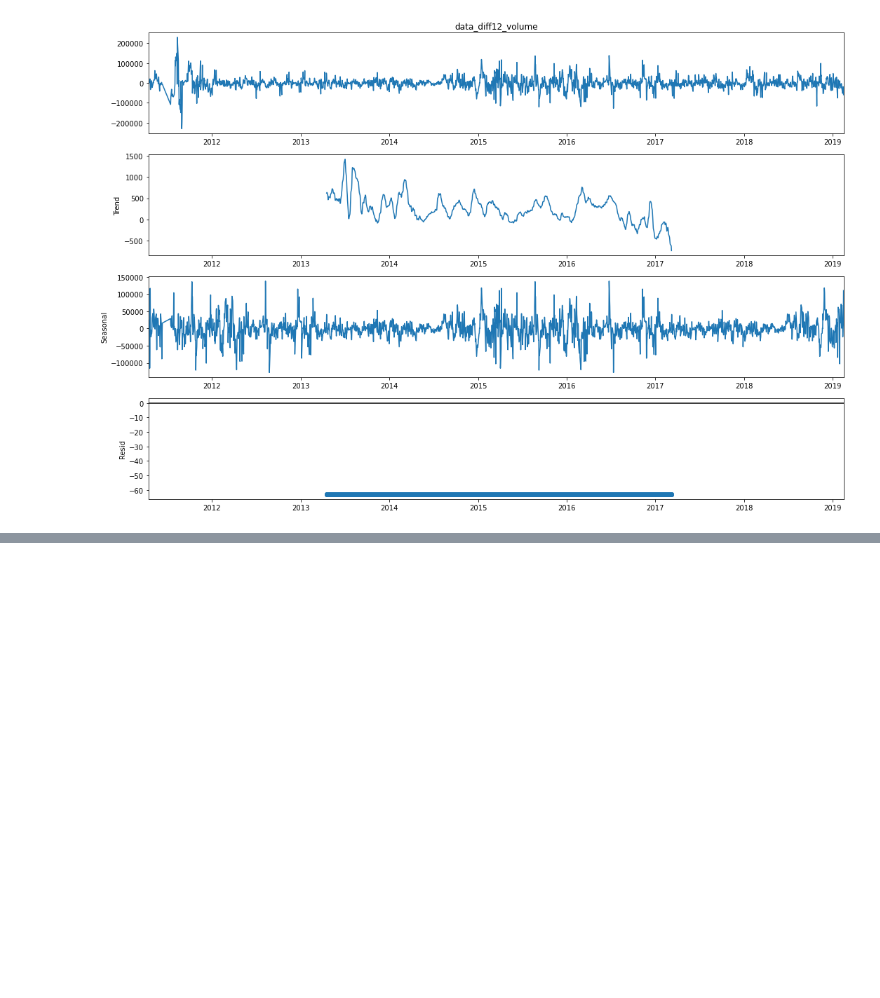
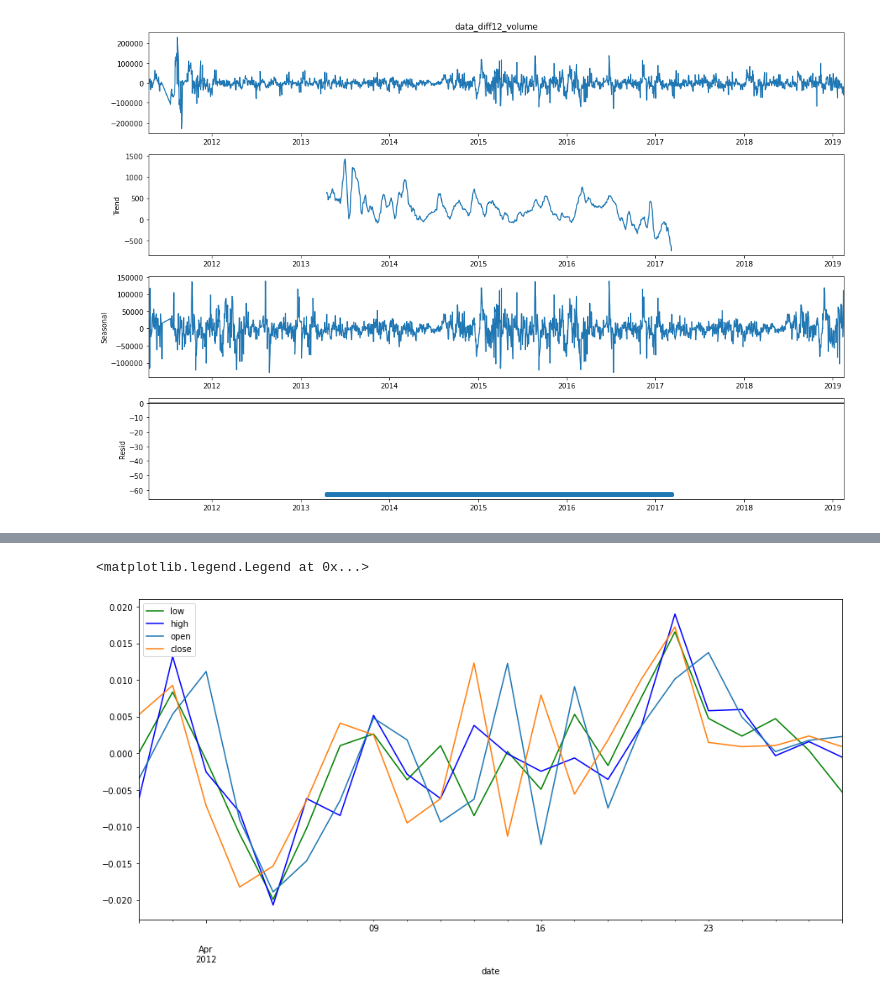
Before and after one commit to razmarrus/diploma, a Jupyter notebook: Data_Preparation.ipynb, the cells around one changed output, grey strips where cells are left out. Cells and saved outputs as stored; diff of their text form; code cells hidden in the pictures; blank space fills up the shorter version.

```diff
--- a/Data_Preparation.ipynb
+++ b/Data_Preparation.ipynb
@@ -100,0 +134,7 @@ for column in df.columns:
+# %%
+data = pd.DataFrame(data={'open' : df['data_diff1_open'][13:],
+                    'high' : df['data_diff1_high'][13:],
+                    'low' : df['data_diff1_low'][13:],
+                    'close' : df['data_diff1_close'][13:],
+                    'volume' : df['data_diff1_volume'][13:]},
+                   index=df.index[13:])
@@ -100,0 +158,10 @@ for column in df.columns:
+# %%
+plt.figure(figsize(15,7))
+data.loc['2012-03-29':'2012-04-29'].low.plot(color='g')
+data.loc['2012-03-29':'2012-04-29'].high.plot(color='b')
+data.loc['2012-03-29':'2012-04-29'].open.plot()
+data.loc['2012-03-29':'2012-04-29'].close.plot()
+plt.legend(loc='upper left')
+# %% [output]
+<matplotlib.legend.Legend at 0x...>
+[figure, added]
```
Also changed, not shown: parts of 11 cells of this notebook, 2 other files.
